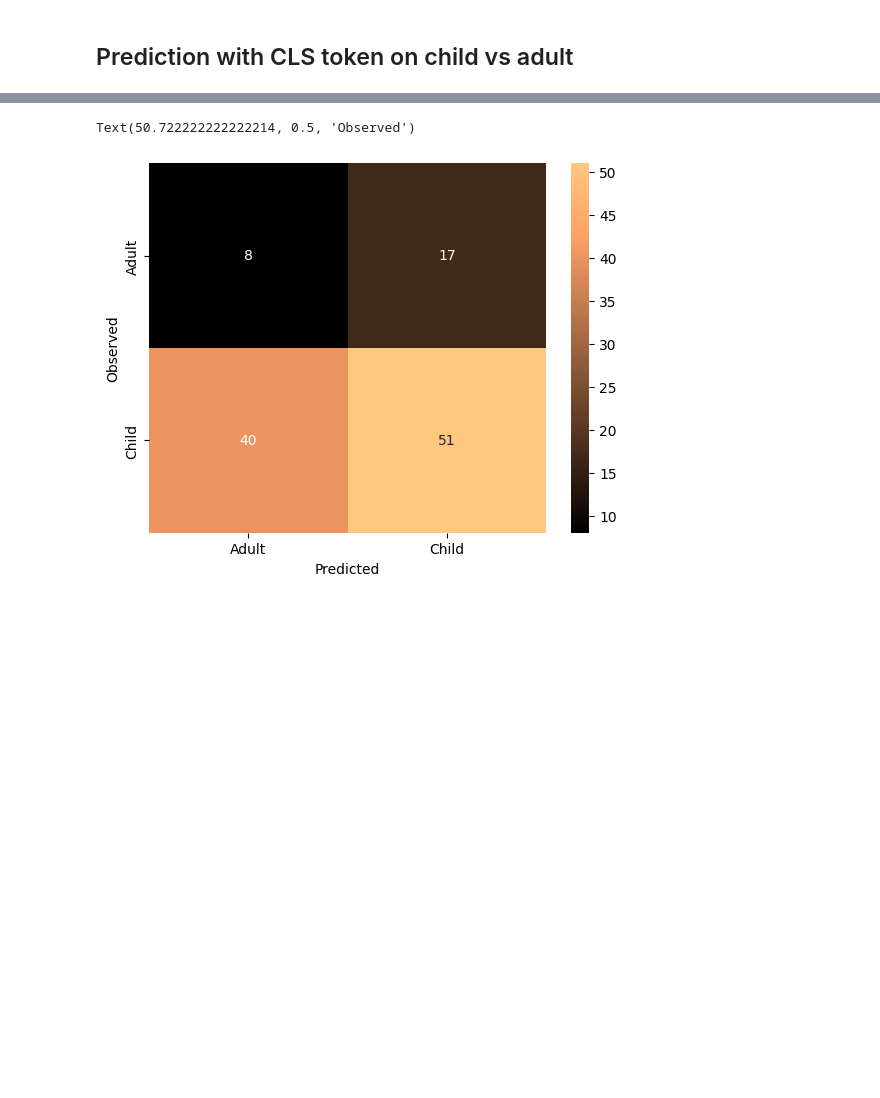
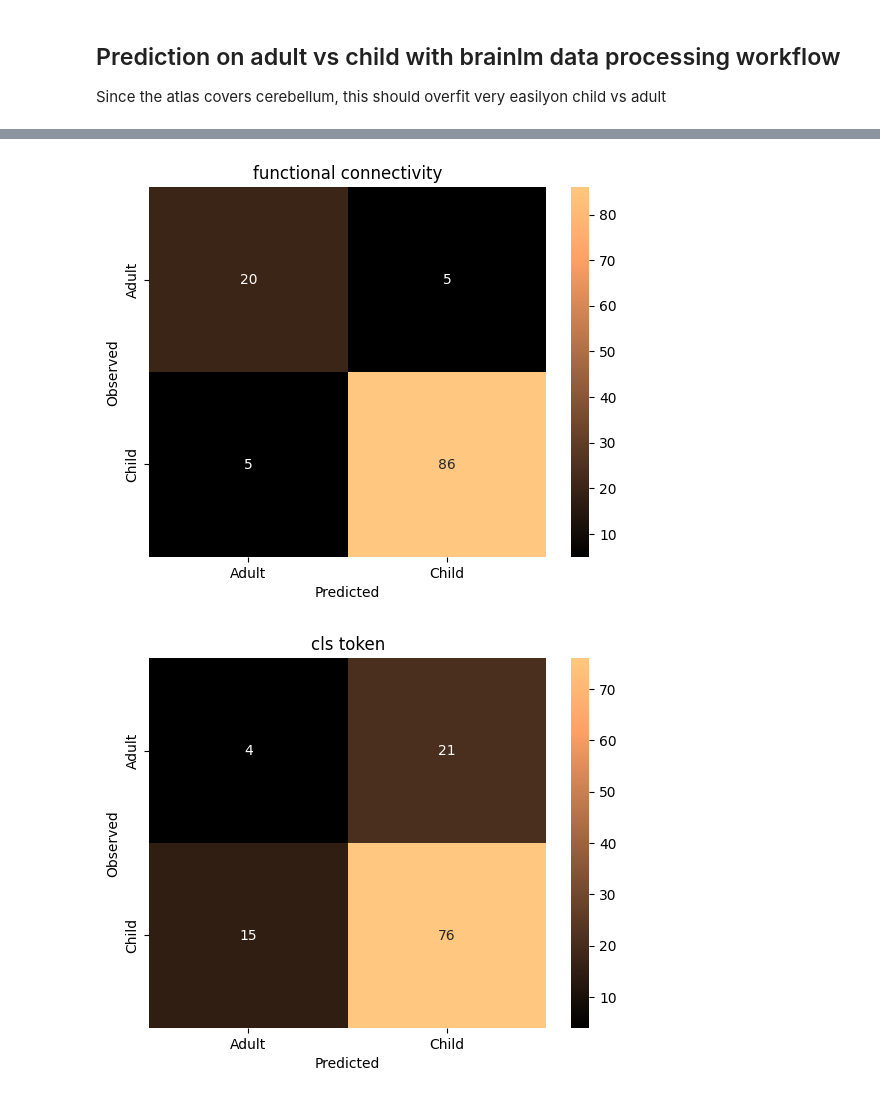
Before and after one commit to htwangtw/hfplayground, a Jupyter notebook: notebooks/cls_token_transfer_inference.ipynb, the cells around one changed output, grey strips where cells are left out. Cells and saved outputs as stored; diff of their text form; code cells hidden in the pictures; blank space fills up the shorter version.

```diff
--- a/notebooks/cls_token_transfer_inference.ipynb
+++ b/notebooks/cls_token_transfer_inference.ipynb
@@ -67,27 +87,21 @@ Text(50.722222222222214, 0.5, 'Observed')
 # %% [markdown]
-## Prediction with CLS token on child vs adult
+## Prediction on adult vs child with brainlm data processing workflow
+
+Since the atlas covers cerebellum, this should overfit very easilyon child vs adult
 # %%
-X_train, X_test, y_train, y_test = train_test_split(
-    cls_token, y_ageclass, stratify=y_ageclass, random_state=42
+features = load_from_disk("../outputs/development_fmri_brainlm_a424_111M.arrow")
+y_ageclass = np.array(features['Child_Adult'])
+cls_token = np.array(features['cls_token']).squeeze()
+correlation_measure = ConnectivityMeasure(
+    kind="correlation", vectorize=True, discard_diagonal=True
 )
-pipe = Pipeline([
-    ('scaler', StandardScaler()),
-    ('pca', PCA(n_components=5)),
-    ('svc', SVC(C=1, class_weight='balanced'))
-])
-cv = StratifiedKFold(n_splits=3)
-scores = cross_val_score(pipe, X_train, y_train, cv=cv)
-y_pred = cross_val_predict(pipe, X_train, y_train, cv=cv)
+ts = [np.array(example).reshape(3, 424, 160)[0].T for example in features['padded_recording']]
+fc = correlation_measure.fit_transform(ts)
 
-overall_acc = accuracy_score(y_pred=y_pred, y_true=y_train)
-overall_cr = classification_report(y_pred=y_pred, y_true=y_train)
-overall_cm = confusion_matrix(y_pred=y_pred, y_true=y_train)
-print('Overall Accuracy:', overall_acc)
-print(overall_cr)
-
-thresh = overall_cm.max() / 2
-cmdf = pd.DataFrame(overall_cm, index = ['Adult','Child'], columns = ['Adult','Child'])
-sns.heatmap(cmdf, cmap='copper', annot=cmdf)
-plt.xlabel('Predicted')
-plt.ylabel('Observed')
+plt.figure()
+plt.title("functional connectivity")
+pca_svc(1000, fc, y_ageclass)
+plt.figure()
+plt.title("cls token")
+pca_svc(1, cls_token, y_ageclass)
 # %% [output]
@@ -103,2 +127,2 @@ weighted avg       0.62      0.51      0.55       116
-Text(50.722222222222214, 0.5, 'Observed')
-[figure, old version]
+[figure, new version]
+[figure, added]
```
Also changed, not shown: parts of 6 cells of this notebook.
